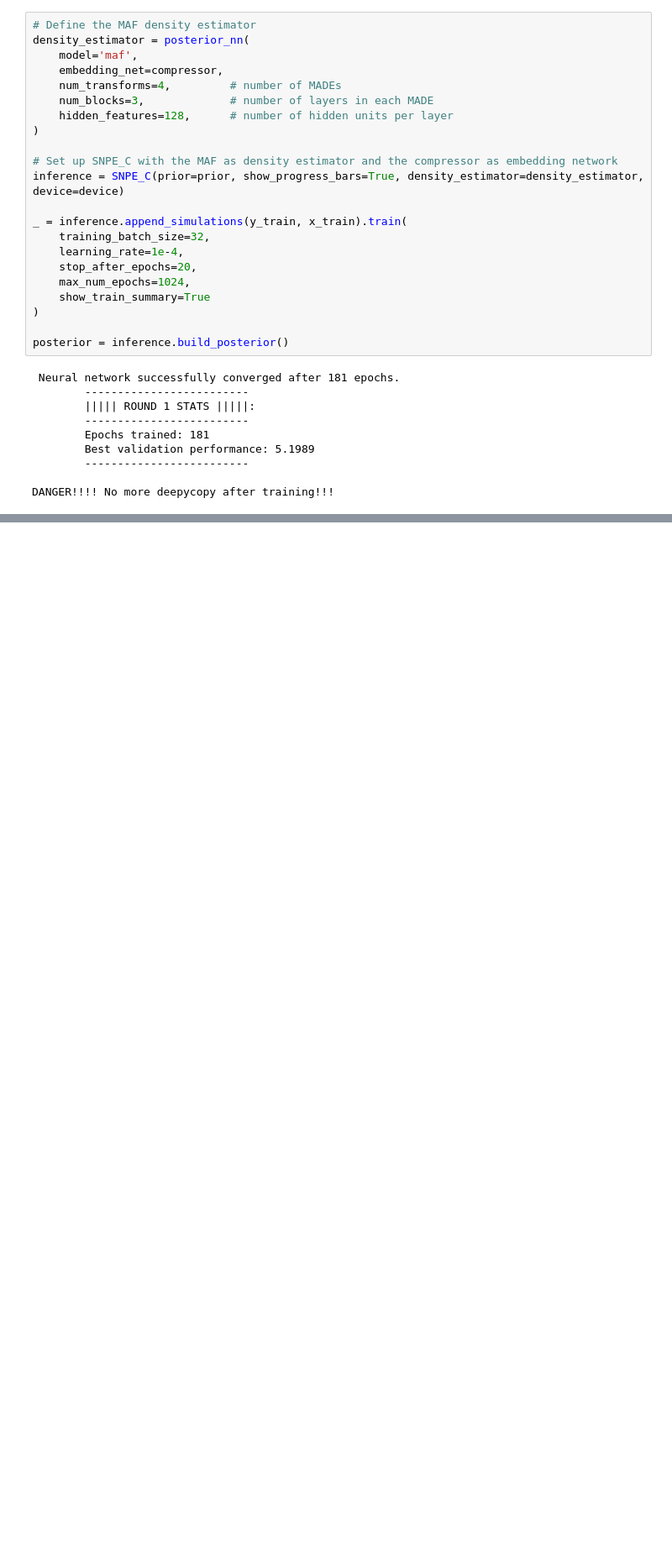
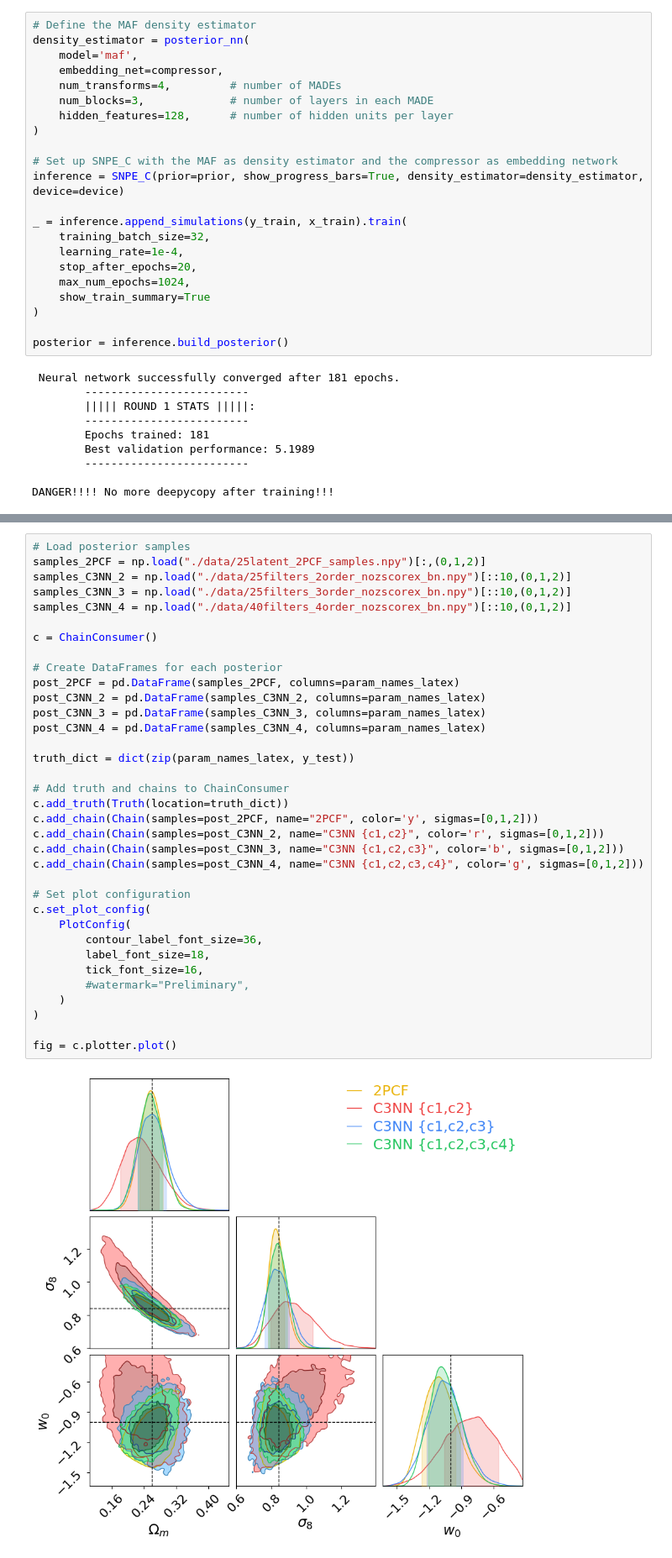
Before and after one commit to lgong6g/C3NN_inference, a Jupyter notebook: 2PCF_comparison.ipynb, the cells around one changed output, grey strips where cells are left out. Shown at 84% size. Drawn from its saved outputs; the diff is of its cells as text; blank space fills up the shorter version.

Commit message:
Added Comparison to C3NN chains in 2PCF_comparison.ipynb

```diff
--- a/2PCF_comparison.ipynb
+++ b/2PCF_comparison.ipynb
@@ -190,0 +213,37 @@ fig = c.plotter.plot()
+# %%
+# Load posterior samples
+samples_2PCF = np.load("./data/25latent_2PCF_samples.npy")[:,(0,1,2)]
+samples_C3NN_2 = np.load("./data/25filters_2order_nozscorex_bn.npy")[::10,(0,1,2)]
+samples_C3NN_3 = np.load("./data/25filters_3order_nozscorex_bn.npy")[::10,(0,1,2)]
+samples_C3NN_4 = np.load("./data/40filters_4order_nozscorex_bn.npy")[::10,(0,1,2)]
+
+c = ChainConsumer()
+
+# Create DataFrames for each posterior
+post_2PCF = pd.DataFrame(samples_2PCF, columns=param_names_latex)
+post_C3NN_2 = pd.DataFrame(samples_C3NN_2, columns=param_names_latex)
+post_C3NN_3 = pd.DataFrame(samples_C3NN_3, columns=param_names_latex)
+post_C3NN_4 = pd.DataFrame(samples_C3NN_4, columns=param_names_latex)
+
+truth_dict = dict(zip(param_names_latex, y_test))
+
+# Add truth and chains to ChainConsumer
+c.add_truth(Truth(location=truth_dict))
+c.add_chain(Chain(samples=post_2PCF, name="2PCF", color='y', sigmas=[0,1,2]))
+c.add_chain(Chain(samples=post_C3NN_2, name="C3NN {c1,c2}", color='r', sigmas=[0,1,2]))
+c.add_chain(Chain(samples=post_C3NN_3, name="C3NN {c1,c2,c3}", color='b', sigmas=[0,1,2]))
+c.add_chain(Chain(samples=post_C3NN_4, name="C3NN {c1,c2,c3,c4}", color='g', sigmas=[0,1,2]))
+
+# Set plot configuration
+c.set_plot_config(
+    PlotConfig(
+        contour_label_font_size=36,
+        label_font_size=18,
+        tick_font_size=16,
+        #watermark="Preliminary",
+    )
+)
+
+fig = c.plotter.plot()
+# %% [output]
+[figure, added]
```
Also changed, not shown: parts of 9 cells of this notebook, 4 other files.
